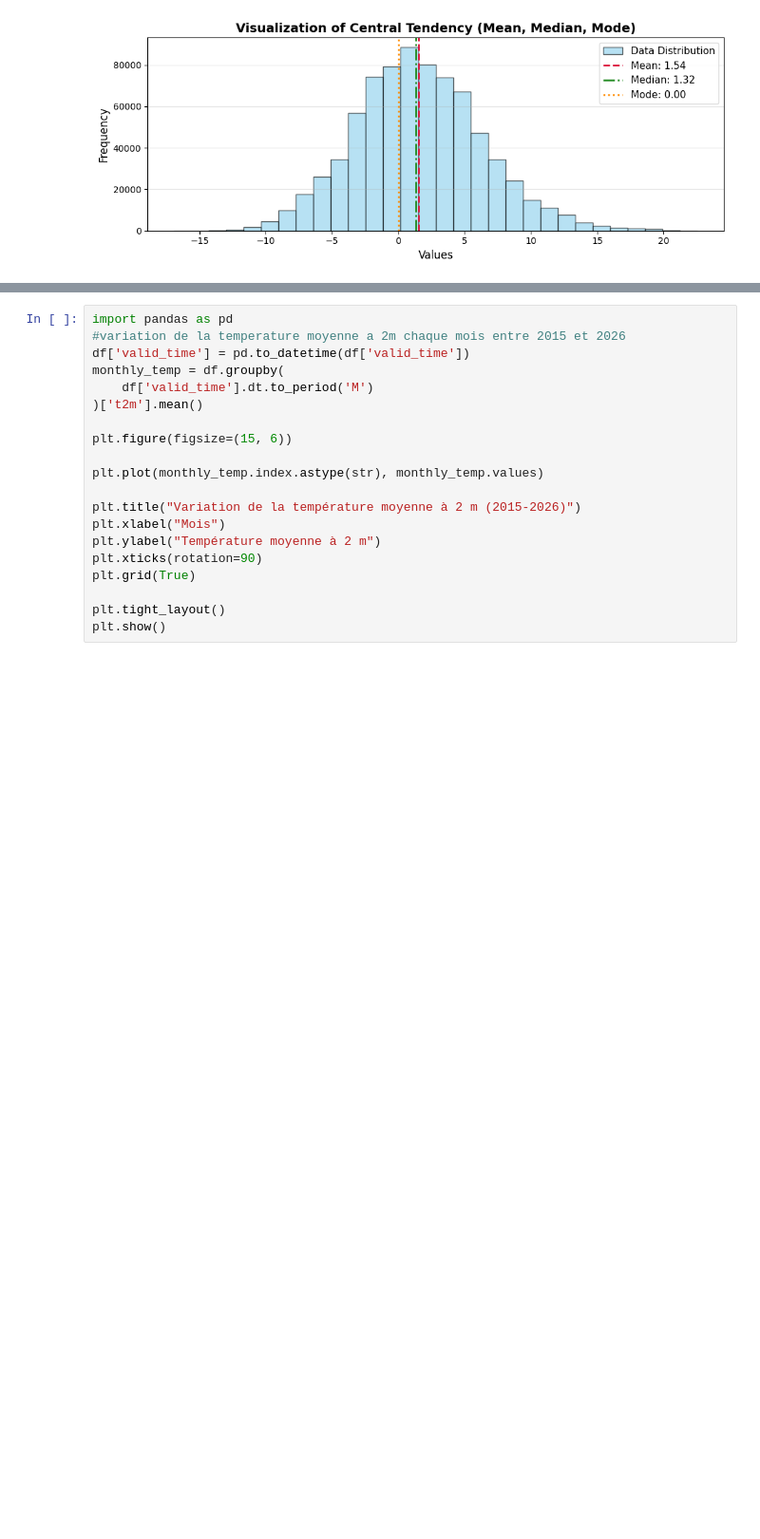
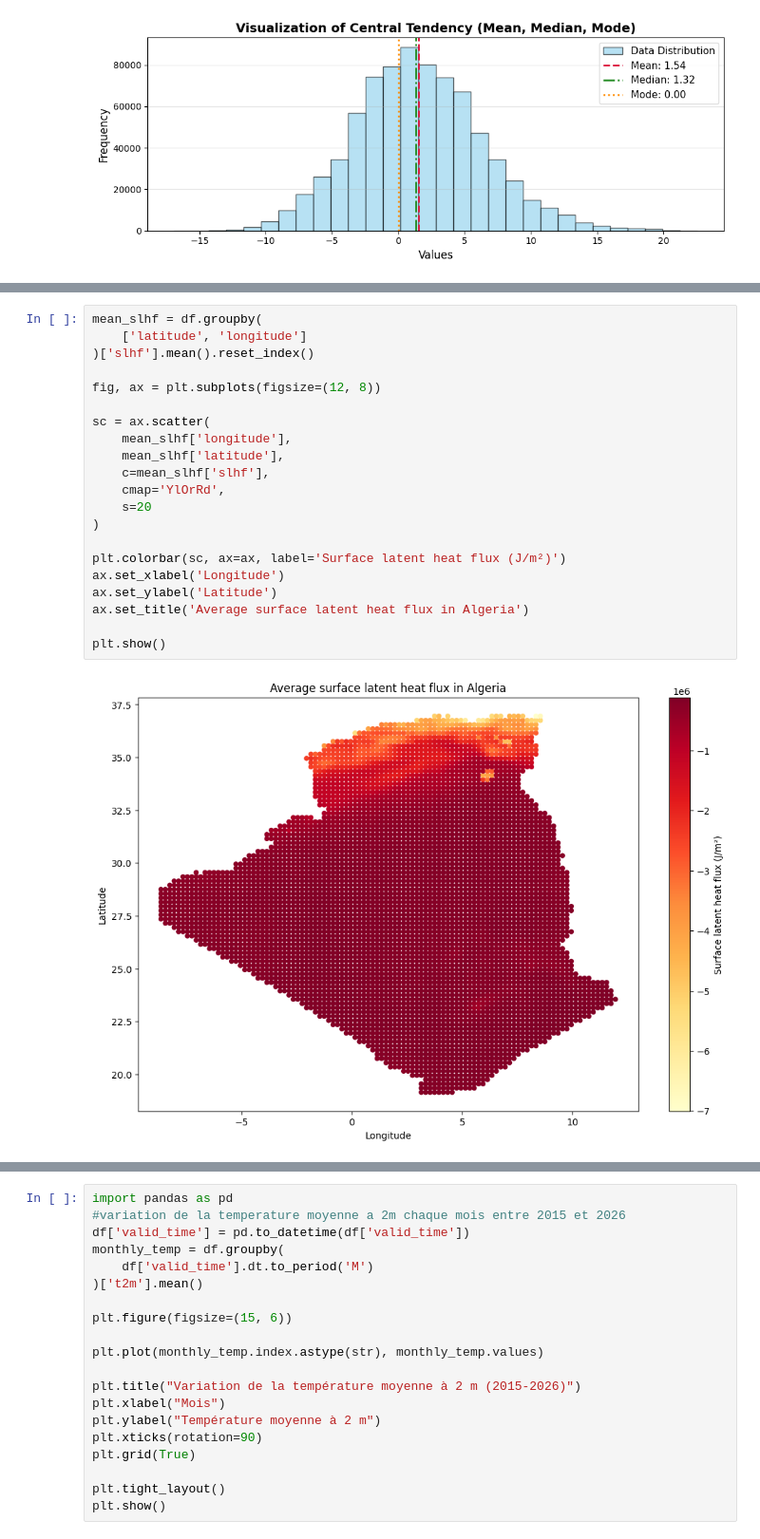
Before and after one commit to asmazemirline/Algeria-Climate-Data-Mining, a Jupyter notebook: data_mining.ipynb, the cells around one changed output, grey strips where cells are left out. Shown at 95% size. Saved outputs shown, nothing was run; the diff lists cells and outputs as text; blank space fills up the shorter version.

```diff
--- a/data_mining.ipynb
+++ b/data_mining.ipynb
@@ -162,0 +227,23 @@ plt.show()
+# %%
+mean_slhf = df.groupby(
+    ['latitude', 'longitude']
+)['slhf'].mean().reset_index()
+
+fig, ax = plt.subplots(figsize=(12, 8))
+
+sc = ax.scatter(
+    mean_slhf['longitude'],
+    mean_slhf['latitude'],
+    c=mean_slhf['slhf'],
+    cmap='YlOrRd',
+    s=20
+)
+
+plt.colorbar(sc, ax=ax, label='Surface latent heat flux (J/m²)')
+ax.set_xlabel('Longitude')
+ax.set_ylabel('Latitude')
+ax.set_title('Average surface latent heat flux in Algeria')
+
+plt.show()
+# %% [output]
+[figure, added]
```
Also changed, not shown: parts of 14 cells of this notebook.
